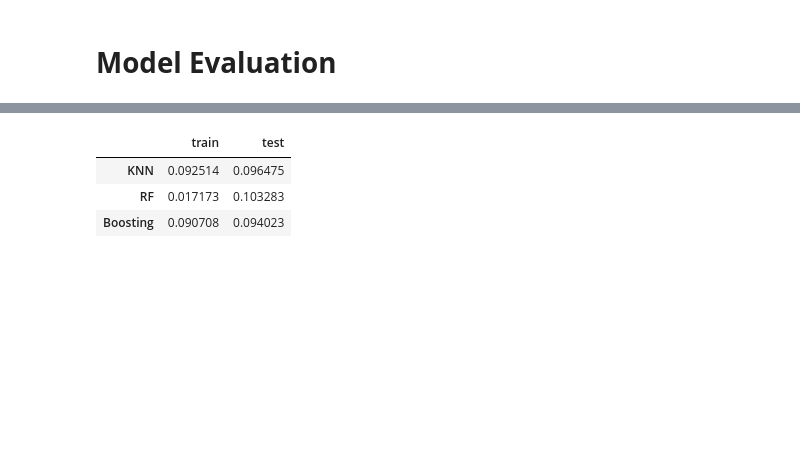
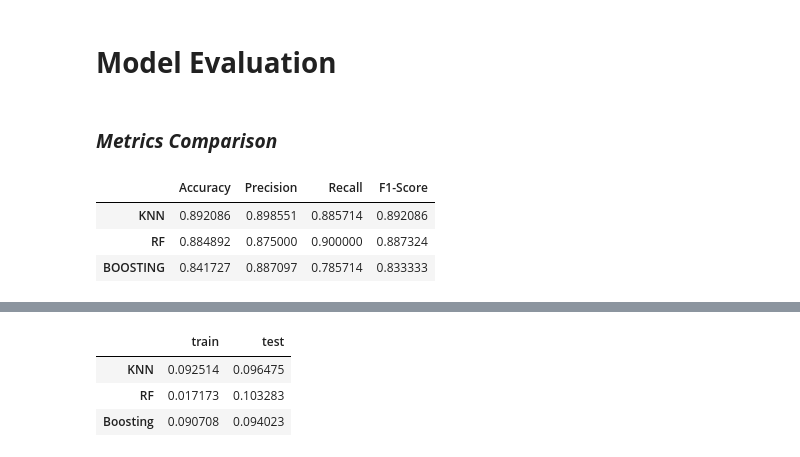
Before and after one commit to aflah201/Submission_MLT_Predictive_Analytics_Heart, a Jupyter notebook: Submission_Predictive_Analytics_Heart.ipynb, the cells around one changed output, grey strips where cells are left out. Cells and saved outputs as stored; diff of their text form; code cells hidden in the pictures; blank space fills up the shorter version.

```diff
--- a/Submission_Predictive_Analytics_Heart.ipynb
+++ b/Submission_Predictive_Analytics_Heart.ipynb
@@ -633,0 +718,20 @@ boosting_pred = boosting.predict(X_test)
+# %%
+knn_classifier_pred = knn_classifier.predict(X_test)
+RF_classifier_pred = rf_classifier.predict(X_test)
+boosting_classifier_pred = boost_classifier.predict(X_test)
+
+print(f'Akurasi KNN Classifier: {accuracy_score(y_test, knn_classifier_pred)}')
+print(f'Akurasi Random Forest Classifier: {accuracy_score(y_test, RF_classifier_pred)}')
+print(f'Akurasi Boosting Classifier: {accuracy_score(y_test, boosting_classifier_pred)}')
+print('----------------------------------------')
+print(f'Presisi KNN Classifier: {precision_score(y_test, knn_classifier_pred)}')
+print(f'Presisi Random Forest Classifier: {precision_score(y_test, RF_classifier_pred)}')
+print(f'Presisi Boosting Classifier: {precision_score(y_test, boosting_classifier_pred)}')
+print('----------------------------------------')
+print(f'Recall KNN Classifier: {recall_score(y_test, knn_classifier_pred)}')
+print(f'Recall Random Forest Classifier: {recall_score(y_test, RF_classifier_pred)}')
+print(f'Recall Boosting Classifier: {recall_score(y_test, boosting_classifier_pred)}')
+print('----------------------------------------')
+print(f'F1-Score KNN Classifier: {f1_score(y_test, knn_classifier_pred)}')
+print(f'F1-Score Random Forest Classifier: {f1_score(y_test, RF_classifier_pred)}')
+print(f'F1-Score Boosting Classifier: {f1_score(y_test, boosting_classifier_pred)}')
@@ -634,2 +754,30 @@ boosting_pred = boosting.predict(X_test)
 # %% [markdown]
 # **Model Evaluation**
+# %% [markdown]
+### ***Metrics Comparison***
+# %%
+metrics_knn = pd.DataFrame({
+    'Accuracy': [accuracy_score(y_test, knn_classifier_pred)],
+    'Precision': [precision_score(y_test, knn_classifier_pred)],
+    'Recall': [recall_score(y_test, knn_classifier_pred)],
+    'F1-Score': [f1_score(y_test, knn_classifier_pred)]}, index=['KNN'])
+
+metrics_rf = pd.DataFrame({
+    'Accuracy': [accuracy_score(y_test, RF_classifier_pred)],
+    'Precision': [precision_score(y_test, RF_classifier_pred)],
+    'Recall': [recall_score(y_test, RF_classifier_pred)],
+    'F1-Score': [f1_score(y_test, RF_classifier_pred)]}, index=['RF'])
+
+metrics_boosting = pd.DataFrame({
+    'Accuracy': [accuracy_score(y_test, boosting_classifier_pred)],
+    'Precision': [precision_score(y_test, boosting_classifier_pred)],
+    'Recall': [recall_score(y_test, boosting_classifier_pred)],
+    'F1-Score': [f1_score(y_test, boosting_classifier_pred)]}, index=['BOOSTING'])
+
+metrics = pd.concat([metrics_knn, metrics_rf, metrics_boosting], axis=0)
+metrics
+# %% [output]
+|  | Accuracy | Precision | Recall | F1-Score |
+| KNN | 0.892086 | 0.898551 | 0.885714 | 0.892086 |
+| RF | 0.884892 | 0.875000 | 0.900000 | 0.887324 |
+| BOOSTING | 0.841727 | 0.887097 | 0.785714 | 0.833333 |
```
Also changed, not shown: parts of 29 cells of this notebook, 1 other file.
